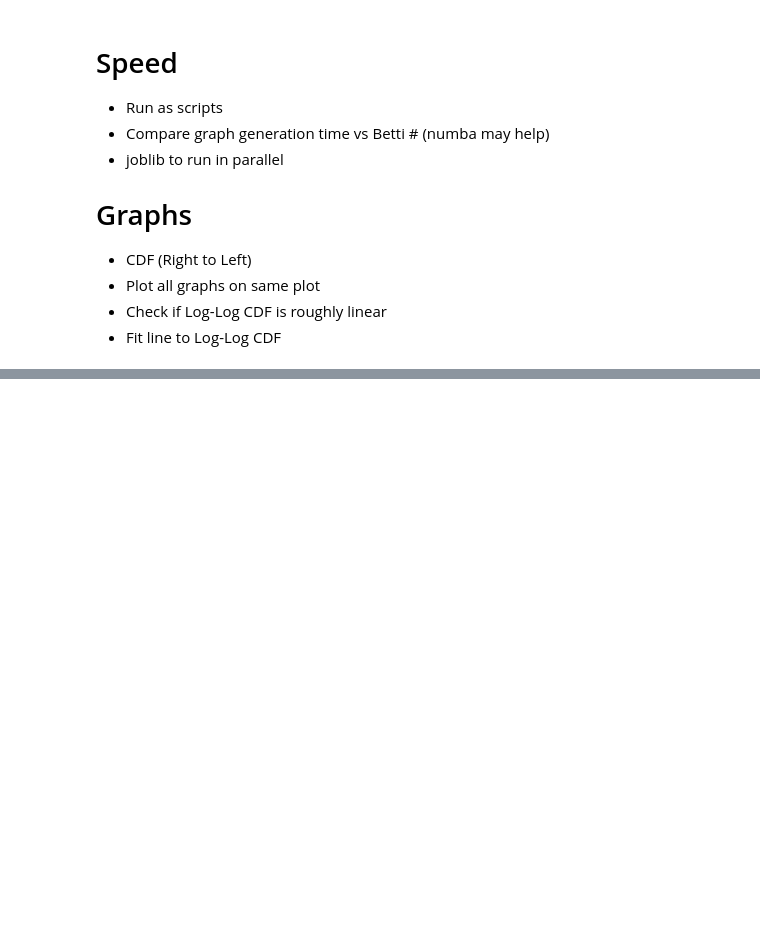
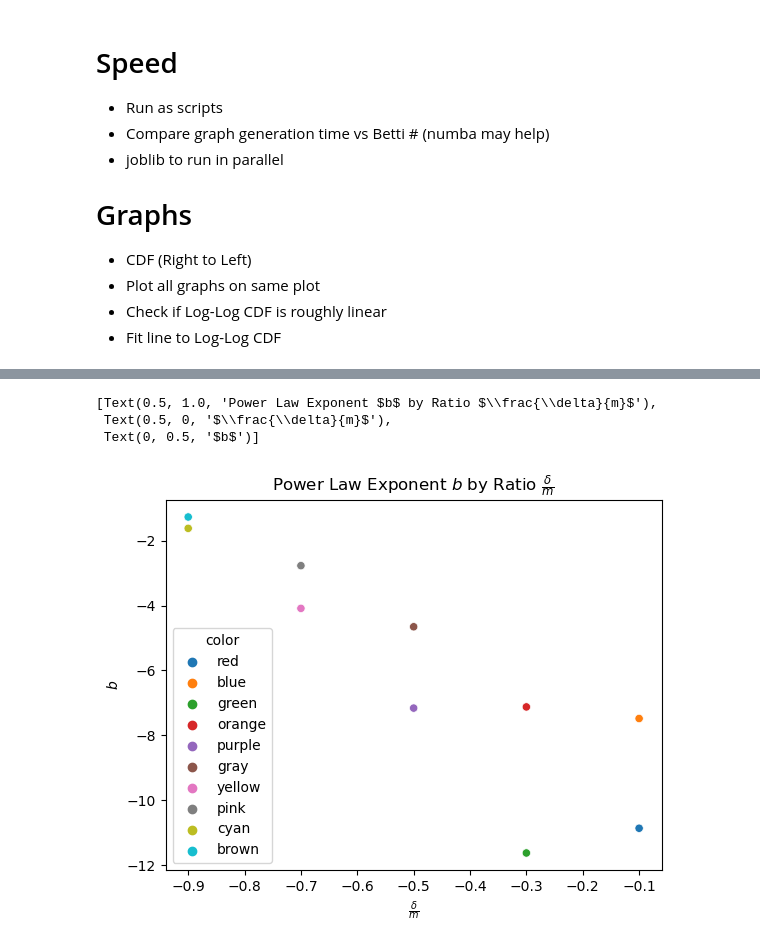
Before and after one commit to carolinerongyi/Preferential_Attachment_Clique_Complex, a Jupyter notebook: bettidistrubution.ipynb, the cells around one changed output, grey strips where cells are left out. Cells and saved outputs as stored; diff of their text form; code cells hidden in the pictures; blank space fills up the shorter version.

```diff
--- a/bettidistrubution.ipynb
+++ b/bettidistrubution.ipynb
@@ -107,0 +131,9 @@ df
+# %%
+import seaborn as sns
+
+sns.scatterplot(data = df, x = 'delta/m', y = 'b', hue = 'color', legend = True).set(title = r'Power Law Exponent $b$ by Ratio $\frac{\delta}{m}$', xlabel = r'$\frac{\delta}{m}$', ylabel = r'$b$')
+# %% [output]
+[Text(0.5, 1.0, 'Power Law Exponent $b$ by Ratio $\\frac{\\delta}{m}$'),
+ Text(0.5, 0, '$\\frac{\\delta}{m}$'),
+ Text(0, 0.5, '$b$')]
+[figure, added]
```
Also changed, not shown: parts of 14 cells of this notebook, 2 other files.
